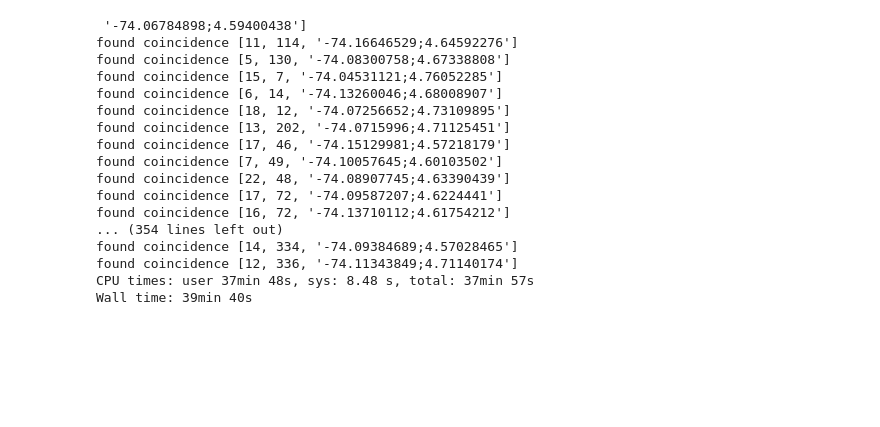
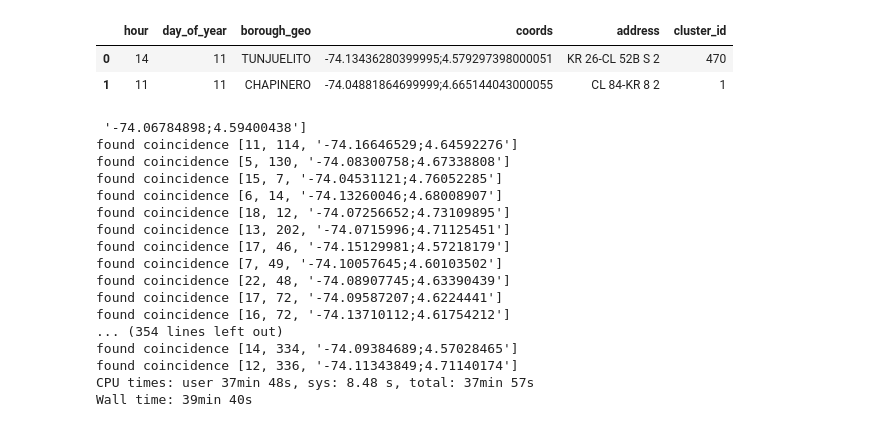
Before and after one commit to mrestay/DS4A-traffic-project, a Jupyter notebook: negative_sampling/negative_samplig_weather_mateo.ipynb, the cells around one changed output. Cells and saved outputs as stored; diff of their text form; code cells hidden in the pictures; blank space fills up the shorter version.

Commit message:
Changed modelling script. Changed rounding of hours

```diff
--- a/negative_sampling/negative_samplig_weather_mateo.ipynb
+++ b/negative_sampling/negative_samplig_weather_mateo.ipynb
@@ -15,13 +15,12 @@ accidents.head()
+# %%
+df_positive_2019 = accidents[pd.to_datetime(accidents.date).dt.year == 2019]
 # %%
-df_positive = accidents[['x','y','date','hour', 'borough_geo', 'address', 'cluster_id']].copy()
+df_positive = df_positive_2019[['x','y','date','hour', 'borough_geo', 'address', 'cluster_id']].copy()
 # %%
 df_positive.date = pd.to_datetime(df_positive.date)
 # %%
 df_positive['day_of_year'] = df_positive.date.dt.dayofyear
-# %%
-df_positive['x'] = round(df_positive['x'], 8)
-df_positive['y'] = round(df_positive['y'], 8)
 # %%
 df_positive['coords'] = df_positive[['x', 'y']].apply(lambda x: ';'.join((str(x['x']), str(x['y']))), axis = 1)
 # %%
-df_positive = df_positive[['x','y','hour', 'day_of_year','borough_geo', 'coords', 'address', 'cluster_id']].copy()
+df_positive = df_positive[['hour', 'day_of_year','borough_geo', 'coords', 'address', 'cluster_id']].copy()
@@ -73,0 +27,6 @@ negatives[negatives.doy != negatives.day_of_year][['sample_type','date', 'day_of
+# %%
+df_positive.head(2)
+# %% [output]
+|  | hour | day_of_year | borough_geo | coords | address | cluster_id |
+| 0 | 14 | 11 | TUNJUELITO | -74.13436280399995;4.579297398000051 | KR 26-CL 52B S 2 | 470 |
+| 1 | 11 | 11 | CHAPINERO | -74.04881864699999;4.665144043000055 | CL 84-KR 8 2 | 1 |
```
Also changed, not shown: parts of 13 cells of this notebook, 1 other file.
